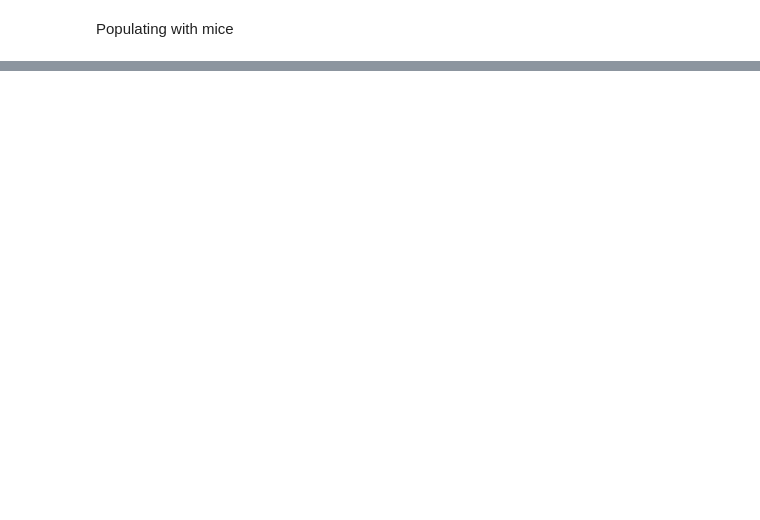
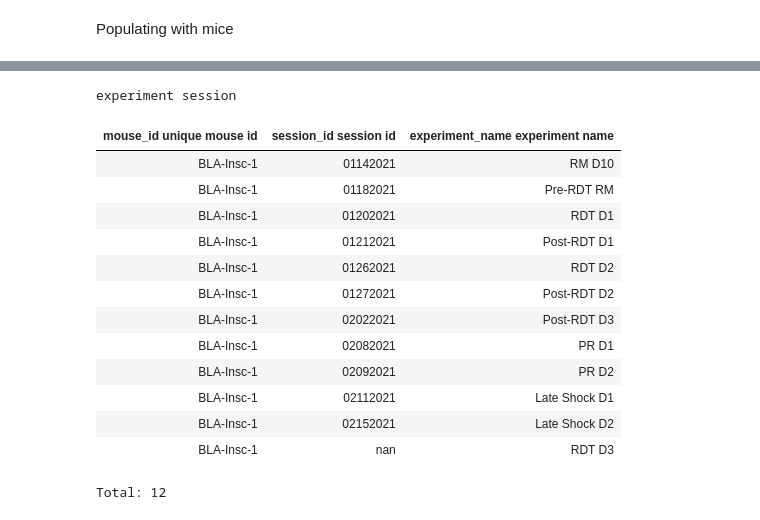
Before and after one commit to RodrigoSandon/LBGN3, a Jupyter notebook: Database/Datajoint/creating_RDBMS.ipynb, the cells around one changed output, grey strips where cells are left out. Drawn from its saved outputs; the diff is of its cells as text; code cells hidden in the pictures; blank space fills up the shorter version.

```diff
--- a/Database/Datajoint/creating_RDBMS.ipynb
+++ b/Database/Datajoint/creating_RDBMS.ipynb
@@ -31,0 +53,3 @@ DuplicateError: ("Duplicate entry 'BLA-Insc-1' for key 'PRIMARY'", 'To ignore du
+# %%
+session = Session()
+session
@@ -59,0 +163,35 @@ array([('BLA-Insc-1',), ('BLA-Insc-11',), ('BLA-Insc-13',),
+# %%
+ROOT = "/media/rory/Padlock_DT/BLA_Analysis"
+
+SUBDIRS = ["PTP_Inscopix_#1", "PTP_Inscopix_#3", "PTP_Inscopix_#4", "PTP_Inscopix_#5"]
+
+cols_to_fill = ['mouse_id', 'session_id', 'experiment_name']
+
+pattern = r"ABET_processed.csv"
+pattern_2 = r"Session"
+
+session_types = [
+            "PR D1",
+            "PR D2",
+            "Pre-RDT RM",
+            "RDT D1",
+            "RDT D2",
+            "RDT D3",
+            "Post-RDT D1",
+            "Post-RDT D2",
+            "Post-RDT D3",
+            "RM D1",
+            "RM D2",
+            "RM D3",
+            "RM D8",
+            "RM D9",
+            "RM D10",
+            "Late Shock D1",
+            "Late Shock D2",
+        ]
+
+data = create_session_data_to_upload(ROOT, SUBDIRS, cols_to_fill,  pattern, pattern_2, session_types)
+
+print(data)
+session.insert(data, skip_duplicates=True)
+session
@@ -59,0 +253,18 @@ array([('BLA-Insc-1',), ('BLA-Insc-11',), ('BLA-Insc-13',),
+# %%
+session & "mouse_id = 'BLA-Insc-1'"
+# %% [output]
+experiment session
+| mouse_id unique mouse id | session_id session id | experiment_name experiment name |
+| BLA-Insc-1 | 01142021 | RM D10 |
+| BLA-Insc-1 | 01182021 | Pre-RDT RM |
+| BLA-Insc-1 | 01202021 | RDT D1 |
+| BLA-Insc-1 | 01212021 | Post-RDT D1 |
+| BLA-Insc-1 | 01262021 | RDT D2 |
+| BLA-Insc-1 | 01272021 | Post-RDT D2 |
+| BLA-Insc-1 | 02022021 | Post-RDT D3 |
+| BLA-Insc-1 | 02082021 | PR D1 |
+| BLA-Insc-1 | 02092021 | PR D2 |
+| BLA-Insc-1 | 02112021 | Late Shock D1 |
+| BLA-Insc-1 | 02152021 | Late Shock D2 |
+| BLA-Insc-1 | nan | RDT D3 |
+Total: 12
```
Also changed, not shown: parts of 22 cells of this notebook, 44 other files.
